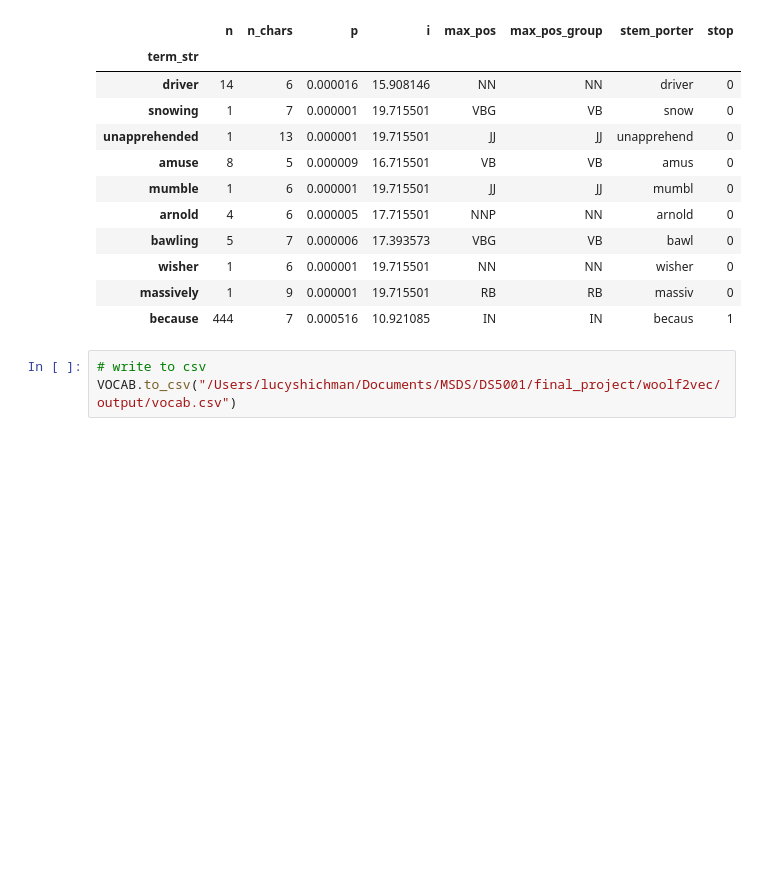
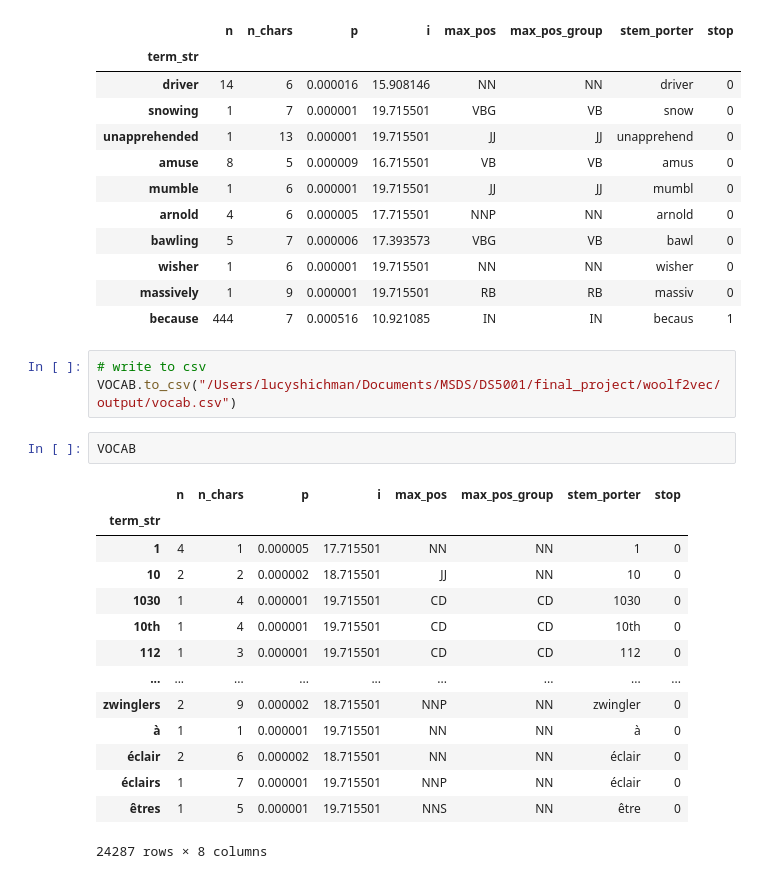
Before and after one commit to Lucy-Shichman/woolf2vec, a Jupyter notebook: analysis/parsing_and_annotating.ipynb, the cells around one changed output. Drawn from its saved outputs; the diff is of its cells as text; blank space fills up the shorter version.

```diff
--- a/analysis/parsing_and_annotating.ipynb
+++ b/analysis/parsing_and_annotating.ipynb
@@ -344,3 +369,20 @@ VOCAB.sample(10)
 # %%
 # write to csv
 VOCAB.to_csv("/Users/lucyshichman/Documents/MSDS/DS5001/final_project/woolf2vec/output/vocab.csv")
+# %%
+VOCAB
+# %% [output]
+|  | n | n_chars | p | i | max_pos | max_pos_group | stem_porter | stop |
+| term_str |  |  |  |  |  |  |  |  |
+| 1 | 4 | 1 | 0.000005 | 17.715501 | NN | NN | 1 | 0 |
+| 10 | 2 | 2 | 0.000002 | 18.715501 | JJ | NN | 10 | 0 |
+| 1030 | 1 | 4 | 0.000001 | 19.715501 | CD | CD | 1030 | 0 |
+| 10th | 1 | 4 | 0.000001 | 19.715501 | CD | CD | 10th | 0 |
+| 112 | 1 | 3 | 0.000001 | 19.715501 | CD | CD | 112 | 0 |
+| ... | ... | ... | ... | ... | ... | ... | ... | ... |
+| zwinglers | 2 | 9 | 0.000002 | 18.715501 | NNP | NN | zwingler | 0 |
+| à | 1 | 1 | 0.000001 | 19.715501 | NN | NN | à | 0 |
+| éclair | 2 | 6 | 0.000002 | 18.715501 | NN | NN | éclair | 0 |
+| éclairs | 1 | 7 | 0.000001 | 19.715501 | NNP | NN | éclair | 0 |
+| êtres | 1 | 5 | 0.000001 | 19.715501 | NNS | NN | être | 0 |
+24287 rows × 8 columns
```
Also changed, not shown: parts of 2 cells of this notebook, 4 other files.
